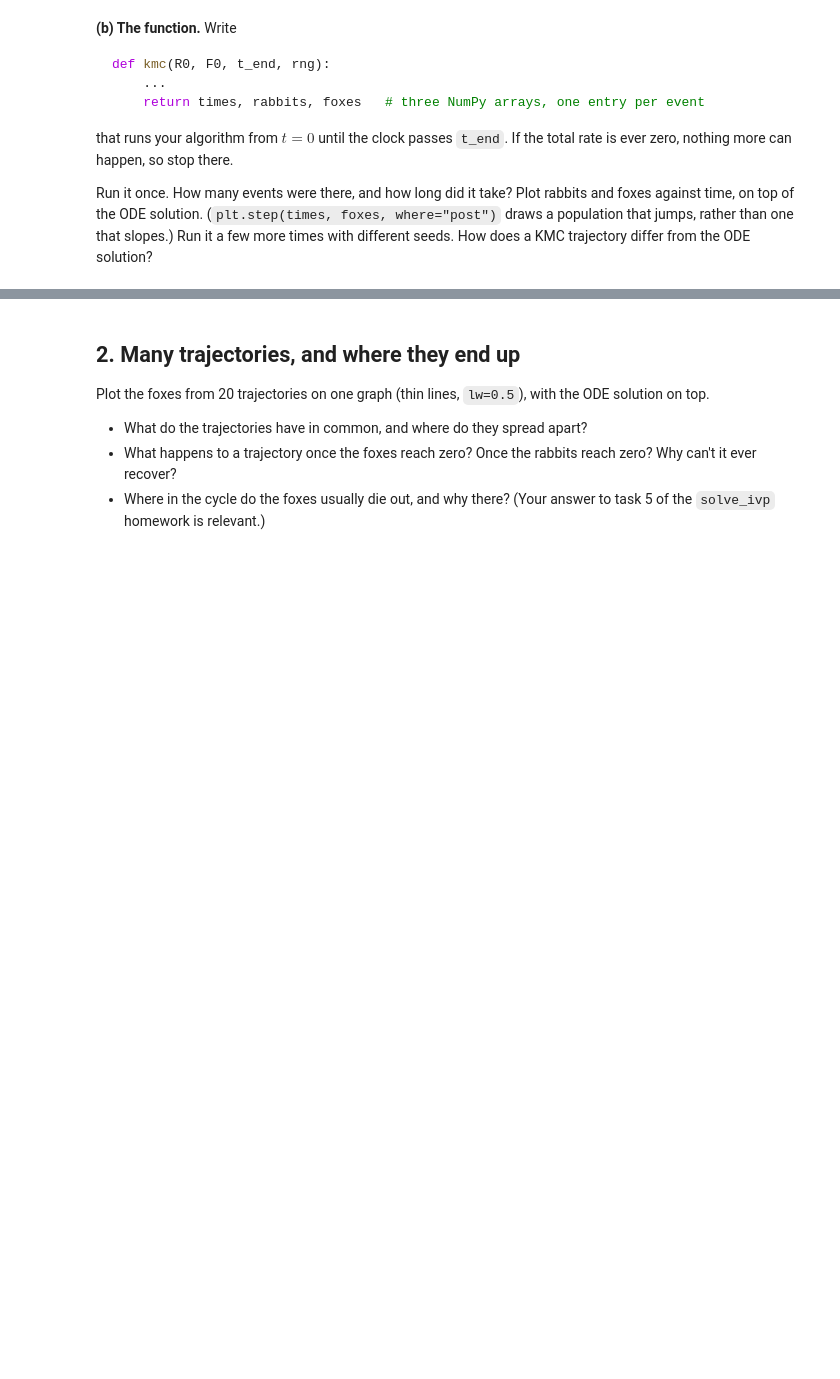
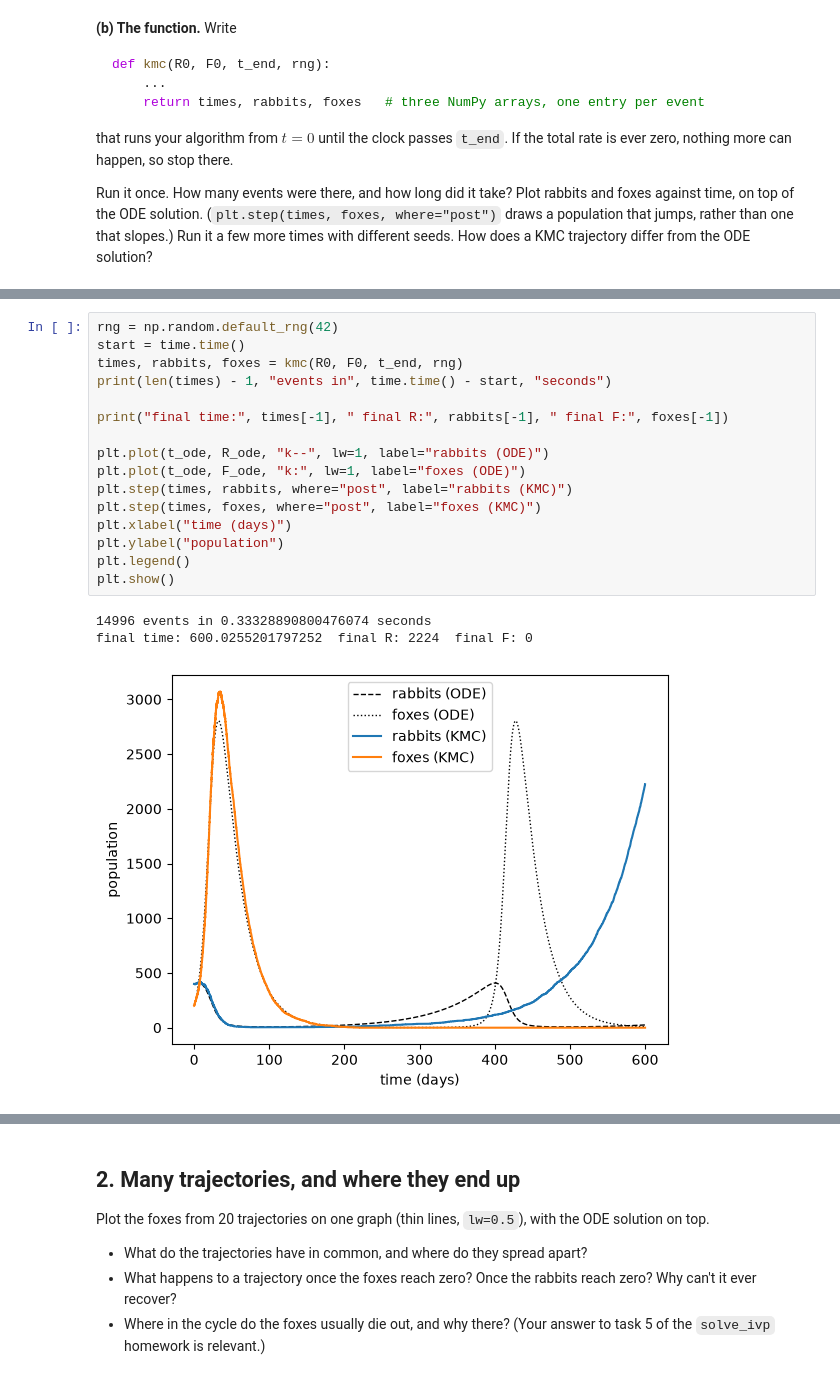
Before and after one commit to KamalKamal-code/kinetic-monte-carlo, a Jupyter notebook: rabbits-and-foxes-kmc.ipynb, the cells around one changed output, grey strips where cells are left out. Saved outputs shown, nothing was run; the diff lists cells and outputs as text; blank space fills up the shorter version.

```diff
--- a/rabbits-and-foxes-kmc.ipynb
+++ b/rabbits-and-foxes-kmc.ipynb
@@ -133,0 +174,20 @@ with different seeds. How does a KMC trajectory differ from the ODE solution?
+# %%
+rng = np.random.default_rng(42)
+start = time.time()
+times, rabbits, foxes = kmc(R0, F0, t_end, rng)
+print(len(times) - 1, "events in", time.time() - start, "seconds")
+
+print("final time:", times[-1], " final R:", rabbits[-1], " final F:", foxes[-1])
+
+plt.plot(t_ode, R_ode, "k--", lw=1, label="rabbits (ODE)")
+plt.plot(t_ode, F_ode, "k:", lw=1, label="foxes (ODE)")
+plt.step(times, rabbits, where="post", label="rabbits (KMC)")
+plt.step(times, foxes, where="post", label="foxes (KMC)")
+plt.xlabel("time (days)")
+plt.ylabel("population")
+plt.legend()
+plt.show()
+# %% [output]
+14996 events in 0.33328890800476074 seconds
+final time: 600.0255201797252  final R: 2224  final F: 0
+[figure, added]
```
Also changed, not shown: parts of 3 cells of this notebook.
